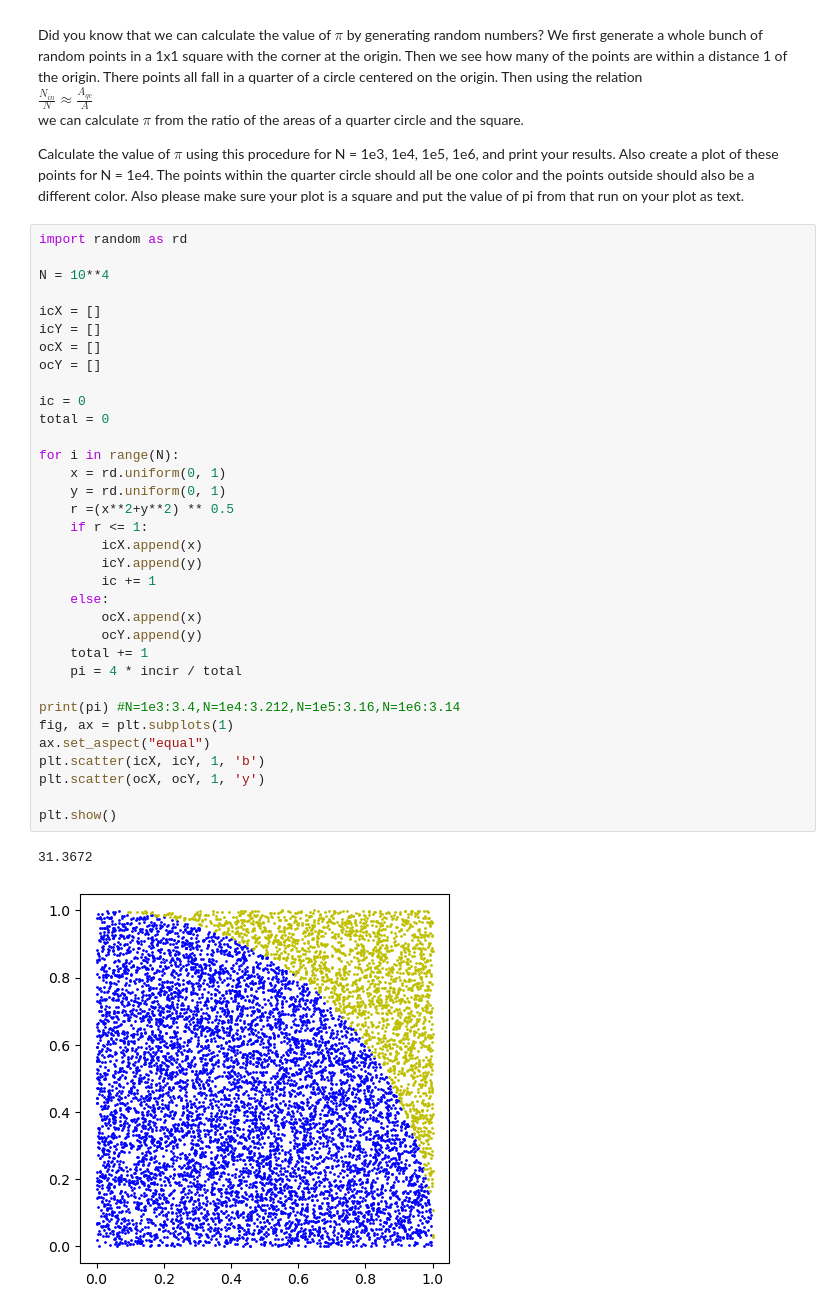
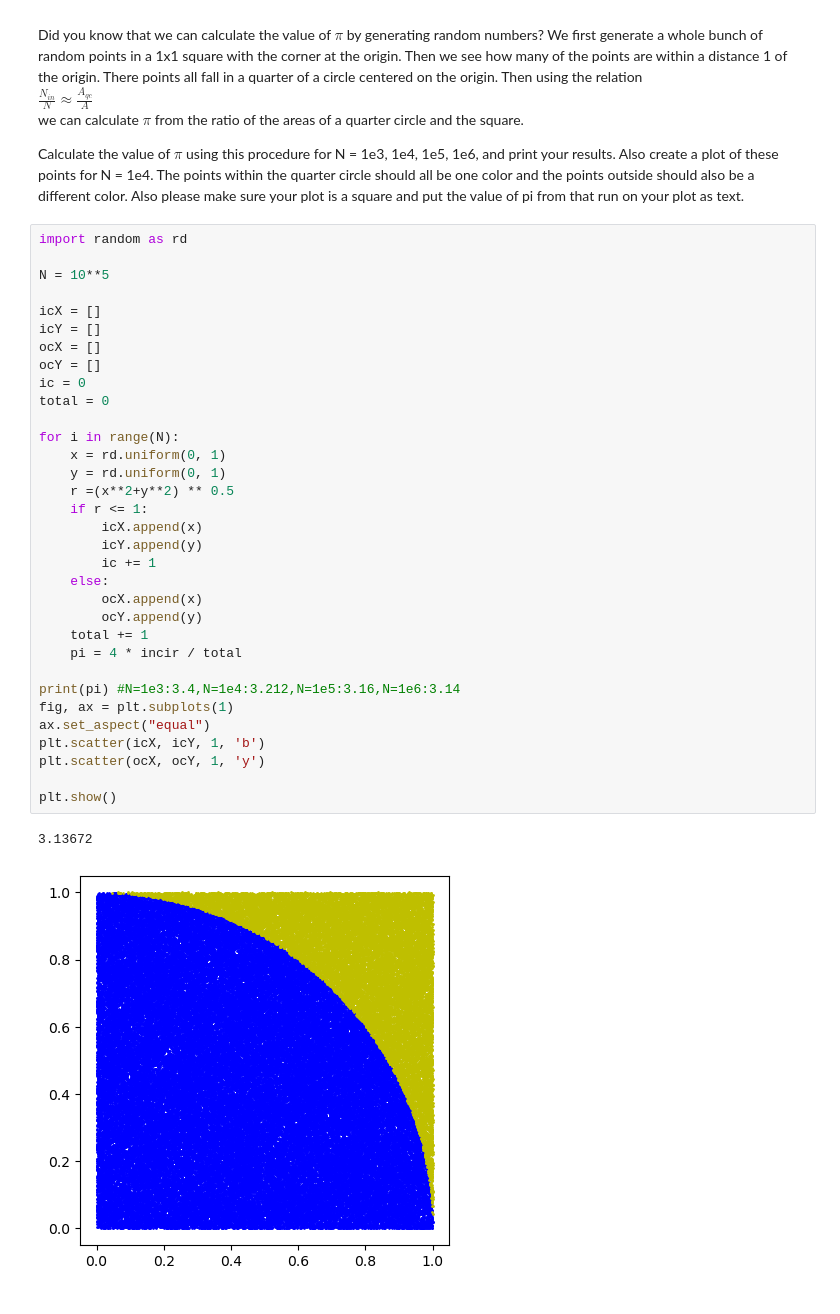
Before and after one commit to emilyebell/pythondecal, a Jupyter notebook: plottingHW.ipynb, the cells around one changed output. Cells and saved outputs as stored; diff of their text form.

```diff
--- a/plottingHW.ipynb
+++ b/plottingHW.ipynb
@@ -134,37 +134,36 @@ Calculate the value of $\pi$ using this procedure for N = 1e3, 1e4, 1e5, 1e6, an
 # %%
 import random as rd
 
-N = 10**4
+N = 10**5
 
 icX = []
 icY = []
 ocX = []
 ocY = []
-
 ic = 0
 total = 0
 
 for i in range(N):
     x = rd.uniform(0, 1)
     y = rd.uniform(0, 1)
     r =(x**2+y**2) ** 0.5
     if r <= 1:
         icX.append(x)
         icY.append(y)
         ic += 1
     else:
         ocX.append(x)
         ocY.append(y)
     total += 1
     pi = 4 * incir / total
 
 print(pi) #N=1e3:3.4,N=1e4:3.212,N=1e5:3.16,N=1e6:3.14
 fig, ax = plt.subplots(1)
 ax.set_aspect("equal")
 plt.scatter(icX, icY, 1, 'b')
 plt.scatter(ocX, ocY, 1, 'y')
 
 plt.show()
 # %% [output]
-31.3672
+3.13672
-[figure, old version]
+[figure, new version]
```
